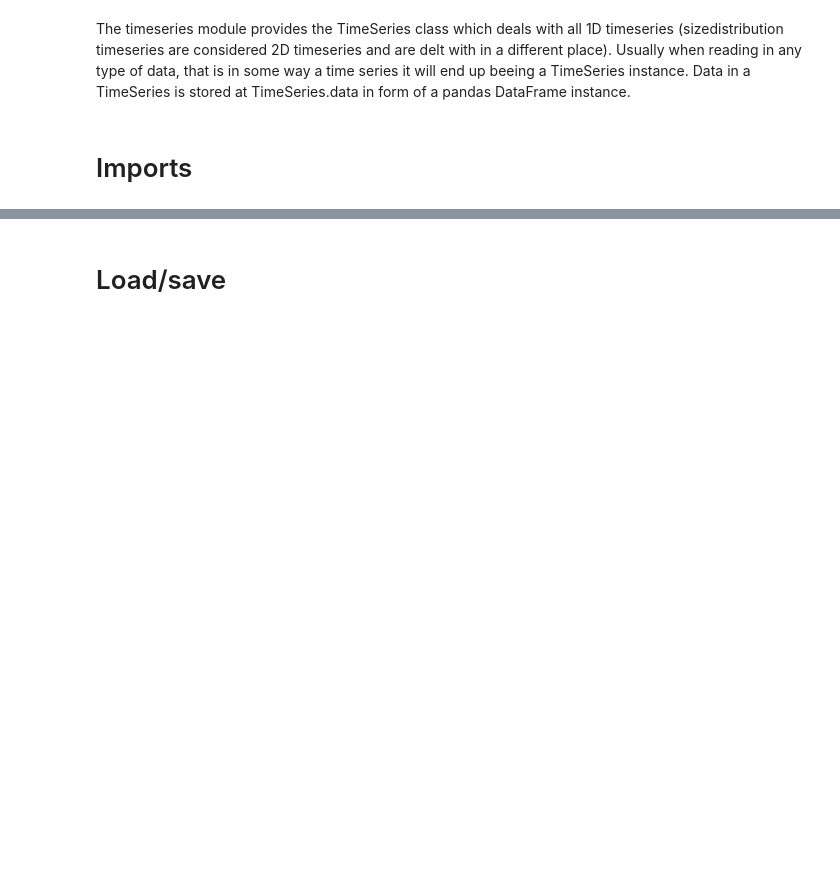
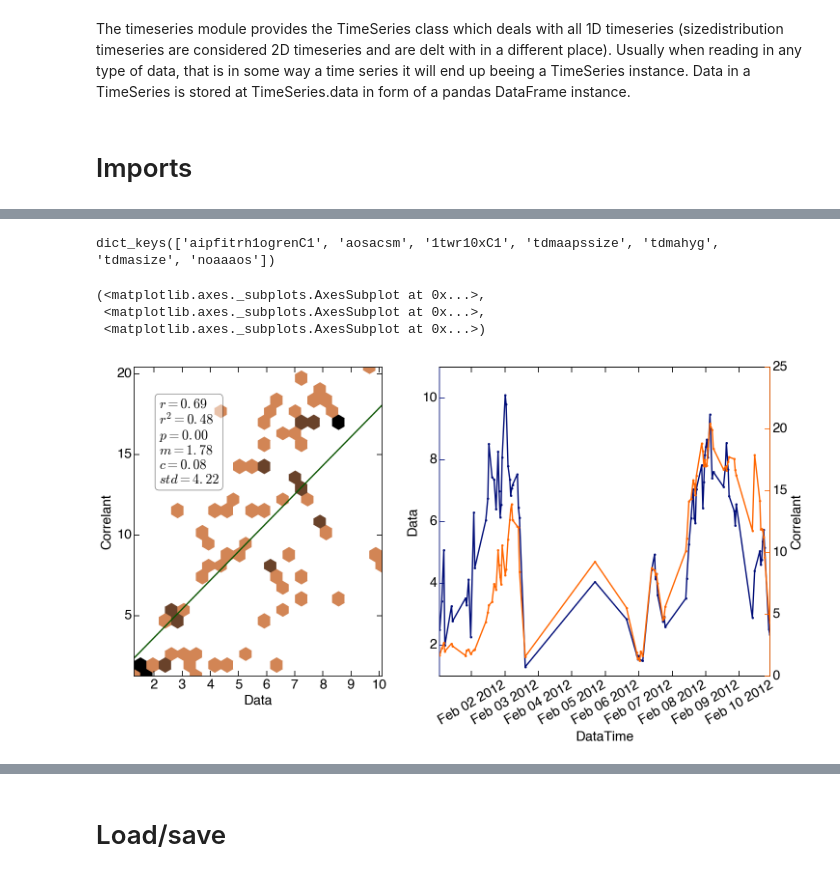
Before and after one commit to wblumberg/atm-py, a Jupyter notebook: examples/timeseries.ipynb, the cells around one changed output, grey strips where cells are left out. Saved outputs shown, nothing was run; the diff lists cells and outputs as text; code cells hidden in the pictures; blank space fills up the shorter version.

```diff
--- a/examples/timeseries.ipynb
+++ b/examples/timeseries.ipynb
@@ -14,0 +19,23 @@ from atmPy.data_archives.arm import read_data
+# %%
+read_data.arm_products.keys()
+# %% [output]
+dict_keys(['aipfitrh1ogrenC1', 'aosacsm', '1twr10xC1', 'tdmaapssize', 'tdmahyg', 'tdmasize', 'noaaaos'])
+# %%
+fname = '/Users/htelg/data/ARM/SGP/'
+out = read_data.read_cdf(fname, data_product=['tdmaapssize', 'aosacsm'], time_window=('2012-02-01','2012-02-10'))
+tdma = out['tdmaapssize']
+acsm = out['aosacsm']
+# %%
+tv = tdma.size_distribution.particle_volume_concentration
+av = acsm.mass_concentrations._del_all_columns_but(['total'])
+# %%
+corr = tv.correlate_to(av)
+# tv.plot()
+# av.plot()
+# %%
+corr.plot_pearsonANDoriginal_data()
+# %% [output]
+(<matplotlib.axes._subplots.AxesSubplot at 0x...>,
+ <matplotlib.axes._subplots.AxesSubplot at 0x...>,
+ <matplotlib.axes._subplots.AxesSubplot at 0x...>)
+[figure, added]
```
Also changed, not shown: parts of 3 cells of this notebook, 15 other files.
